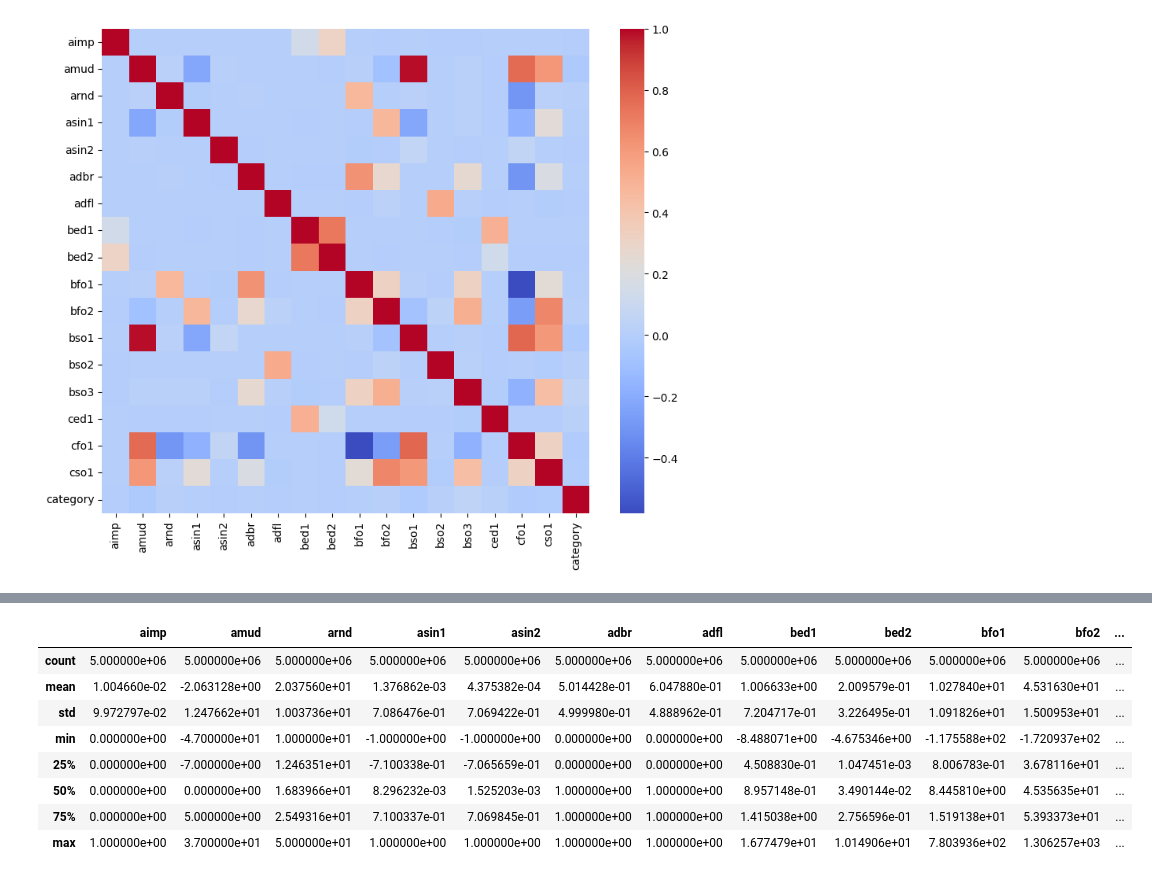
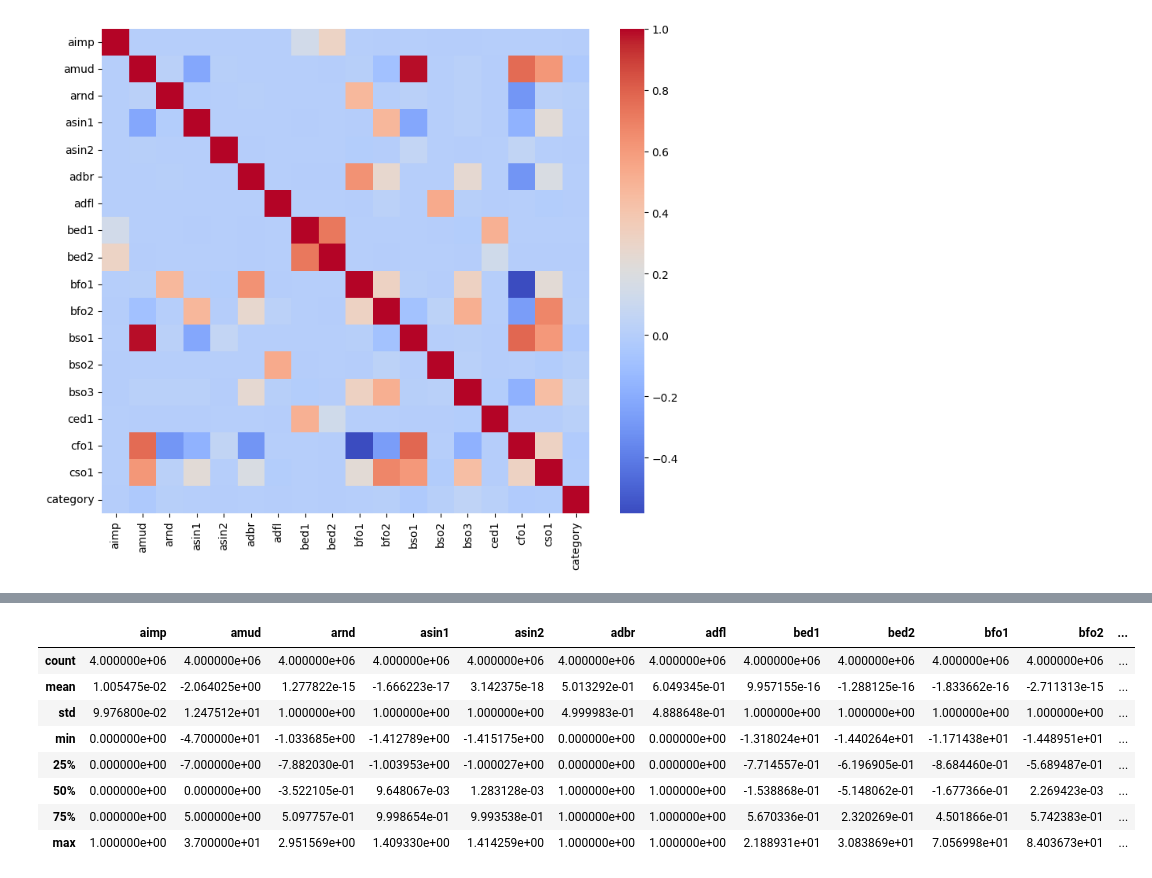
Before and after one commit to keshavganesh1/Anomaly-Detection-Time-Series-Dataset, a Jupyter notebook: notebook.ipynb, the cells around one changed output, grey strips where cells are left out. Saved outputs shown, nothing was run; the diff lists cells and outputs as text; code cells hidden in the pictures.

```diff
--- a/notebook.ipynb
+++ b/notebook.ipynb
@@ -235,3 +245,11 @@ category: [ 0. 12.  1.  8.  7.  9.  4.  3.  5. 11. 10.  2. 13.  6.]
 From this, we gathered that other than `category`, we have 4 features which have discrete values. Therefore, we make sure not to normalize these features (we only want to normalize the continuous features).
 # %% [markdown]
 ### Data Preprocessing
+# %%
+X_train, X_test, y_train, y_test = train_test_split(X_df, y_df, test_size=0.2, random_state=42)
+
+# Verify the split
+print("Training set size:", X_train.shape)
+print("Test set size:", X_test.shape)
+print("Training set contamination rate:", np.mean(y_train))
+print("Test set contamination rate:", np.mean(y_test))
@@ -247,18 +270,3 @@ sns.heatmap(corr, annot=False, cmap='coolwarm', linecolor='black')
 plt.show()
 # %% [output]
 [figure]
-# %%
-# Set the correlation threshold
-threshold = 0.9
-
-# Empty dictionary to hold correlated variables
-
-correlated_vars = {}
-
-for column in corr.columns:
-    for index in corr.index:
-        if abs(corr.loc[index, column]) > threshold and index != column and column not in correlated_vars and column not in correlated_vars.values():
-                print(f'{index} and {column} are correlated with a value of {corr.loc[index, column]}')
-                correlated_vars[column] = index
-
-print(correlated_vars)
@@ -268,3 +272,0 @@ bso1 and amud are correlated with a value of 0.9848983886247252
-# %%
-columns_to_drop = list(correlated_vars.values())
-X_df = X_df.drop(columns=columns_to_drop, axis=1)
@@ -281,0 +319,2 @@ X_df.head()
+# %%
+X_train_scaled, X_test_scaled = preprocess_data(X_train, X_test)
@@ -282,12 +344,12 @@ X_df.head()
 # %%
-X_df.describe()
+X_train_scaled.describe()
 # %% [output]
 |  | aimp | amud | arnd | asin1 | asin2 | adbr | adfl | bed1 | bed2 | bfo1 | bfo2 | ... |
-| count | 5.000000e+06 | 5.000000e+06 | 5.000000e+06 | 5.000000e+06 | 5.000000e+06 | 5.000000e+06 | 5.000000e+06 | 5.000000e+06 | 5.000000e+06 | 5.000000e+06 | 5.000000e+06 | ... |
-| mean | 1.004660e-02 | -2.063128e+00 | 2.037560e+01 | 1.376862e-03 | 4.375382e-04 | 5.014428e-01 | 6.047880e-01 | 1.006633e+00 | 2.009579e-01 | 1.027840e+01 | 4.531630e+01 | ... |
-| std | 9.972797e-02 | 1.247662e+01 | 1.003736e+01 | 7.086476e-01 | 7.069422e-01 | 4.999980e-01 | 4.888962e-01 | 7.204717e-01 | 3.226495e-01 | 1.091826e+01 | 1.500953e+01 | ... |
-| min | 0.000000e+00 | -4.700000e+01 | 1.000000e+01 | -1.000000e+00 | -1.000000e+00 | 0.000000e+00 | 0.000000e+00 | -8.488071e+00 | -4.675346e+00 | -1.175588e+02 | -1.720937e+02 | ... |
-| 25% | 0.000000e+00 | -7.000000e+00 | 1.246351e+01 | -7.100338e-01 | -7.065659e-01 | 0.000000e+00 | 0.000000e+00 | 4.508830e-01 | 1.047451e-03 | 8.006783e-01 | 3.678116e+01 | ... |
-| 50% | 0.000000e+00 | 0.000000e+00 | 1.683966e+01 | 8.296232e-03 | 1.525203e-03 | 1.000000e+00 | 1.000000e+00 | 8.957148e-01 | 3.490144e-02 | 8.445810e+00 | 4.535635e+01 | ... |
-| 75% | 0.000000e+00 | 5.000000e+00 | 2.549316e+01 | 7.100337e-01 | 7.069845e-01 | 1.000000e+00 | 1.000000e+00 | 1.415038e+00 | 2.756596e-01 | 1.519138e+01 | 5.393373e+01 | ... |
-| max | 1.000000e+00 | 3.700000e+01 | 5.000000e+01 | 1.000000e+00 | 1.000000e+00 | 1.000000e+00 | 1.000000e+00 | 1.677479e+01 | 1.014906e+01 | 7.803936e+02 | 1.306257e+03 | ... |
+| count | 4.000000e+06 | 4.000000e+06 | 4.000000e+06 | 4.000000e+06 | 4.000000e+06 | 4.000000e+06 | 4.000000e+06 | 4.000000e+06 | 4.000000e+06 | 4.000000e+06 | 4.000000e+06 | ... |
+| mean | 1.005475e-02 | -2.064025e+00 | 1.277822e-15 | -1.666223e-17 | 3.142375e-18 | 5.013292e-01 | 6.049345e-01 | 9.957155e-16 | -1.288125e-16 | -1.833662e-16 | -2.711313e-15 | ... |
+| std | 9.976800e-02 | 1.247512e+01 | 1.000000e+00 | 1.000000e+00 | 1.000000e+00 | 4.999983e-01 | 4.888648e-01 | 1.000000e+00 | 1.000000e+00 | 1.000000e+00 | 1.000000e+00 | ... |
+| min | 0.000000e+00 | -4.700000e+01 | -1.033685e+00 | -1.412789e+00 | -1.415175e+00 | 0.000000e+00 | 0.000000e+00 | -1.318024e+01 | -1.440264e+01 | -1.171438e+01 | -1.448951e+01 | ... |
+| 25% | 0.000000e+00 | -7.000000e+00 | -7.882030e-01 | -1.003953e+00 | -1.000027e+00 | 0.000000e+00 | 0.000000e+00 | -7.714557e-01 | -6.196905e-01 | -8.684460e-01 | -5.689487e-01 | ... |
+| 50% | 0.000000e+00 | 0.000000e+00 | -3.522105e-01 | 9.648067e-03 | 1.283128e-03 | 1.000000e+00 | 1.000000e+00 | -1.538868e-01 | -5.148062e-01 | -1.677366e-01 | 2.269423e-03 | ... |
+| 75% | 0.000000e+00 | 5.000000e+00 | 5.097757e-01 | 9.998654e-01 | 9.993538e-01 | 1.000000e+00 | 1.000000e+00 | 5.670336e-01 | 2.320269e-01 | 4.501866e-01 | 5.742383e-01 | ... |
+| max | 1.000000e+00 | 3.700000e+01 | 2.951569e+00 | 1.409330e+00 | 1.414259e+00 | 1.000000e+00 | 1.000000e+00 | 2.188931e+01 | 3.083869e+01 | 7.056998e+01 | 8.403673e+01 | ... |
```
Also changed, not shown: parts of 25 cells of this notebook.
